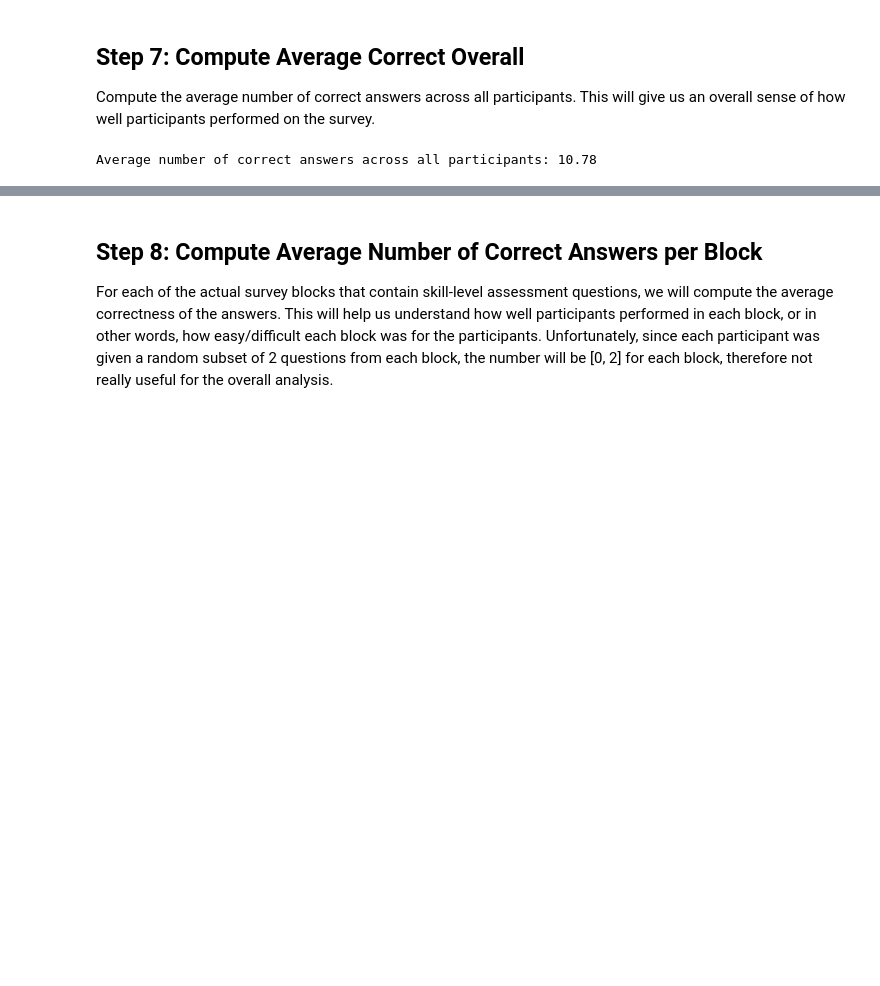
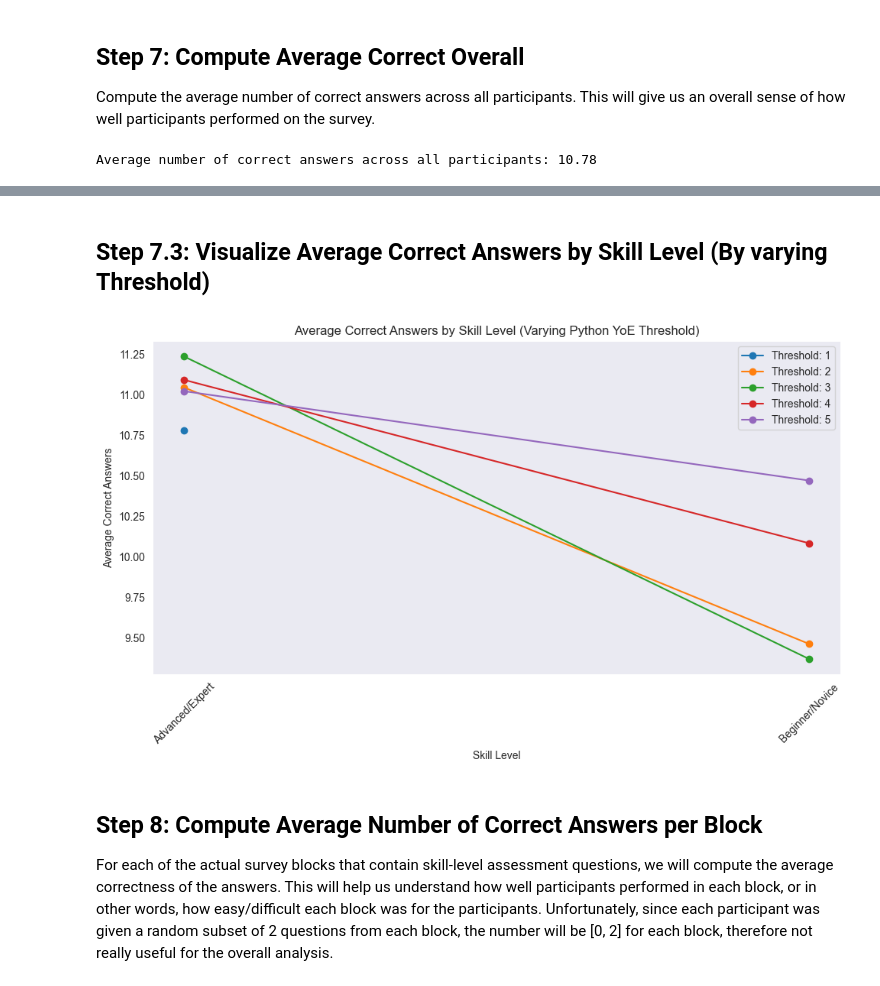
Before and after one commit to alemoraru/exceed-python-skill-assessment, a Jupyter notebook: notebooks/02_detailed_analysis.ipynb, the cells around one changed output, grey strips where cells are left out. Cells and saved outputs as stored; diff of their text form; code cells hidden in the pictures; blank space fills up the shorter version.

Commit message:
Compute average correct answers overall per skill level

```diff
--- a/notebooks/02_detailed_analysis.ipynb
+++ b/notebooks/02_detailed_analysis.ipynb
@@ -308,0 +341,13 @@ Average number of correct answers across all participants: 10.78
+# %%
+# Define different thresholds for Python YoE to experiment with
+thresholds = [1, 2, 3, 4, 5]
+
+# Collect average correct answers by skill level for different thresholds
+avg_correct_thresholds = {}
+
+# Display average correct answers by skill level for different thresholds
+for threshold in thresholds:
+    avg_correct = compute_avg_correct_by_skill_level(df_results, threshold)
+    avg_correct_thresholds[threshold] = avg_correct
+    display(HTML(f"<h4>Average Correct Answers by Skill Level (Python YoE Threshold: {threshold})</h4>"))
+    display(avg_correct.style.format({"total_correct": "{:.2f}"}))
@@ -309,3 +374,35 @@ Average number of correct answers across all participants: 10.78
+# %% [markdown]
+## Step 7.3: Visualize Average Correct Answers by Skill Level (By varying Threshold)
+# %%
+import matplotlib.pyplot as plt
+
+# Plot average correct answers by skill level for different thresholds
+def plot_avg_correct_by_skill_level(avg_correct_thresholds):
+    """
+    Plot average correct answers by skill level for different Python YoE thresholds.
+    Args:
+        avg_correct_thresholds: Dictionary containing average correct answers by skill level for different thresholds. The keys are the thresholds (i.e. Python YoE) and the values are DataFrames with columns ['skill_level', 'total_correct']. The skill levels are either 'Beginner/Novice' or 'Advanced/Expert'. The total_correct column contains the average number of correct answers for each skill level.
+    """
+
+    plt.figure(figsize=(10, 6))
+
+    for threshold, avg_correct in avg_correct_thresholds.items():
+        plt.plot(avg_correct["skill_level"], avg_correct["total_correct"], marker='o', label=f'Threshold: {threshold}')
+
+    plt.xlabel('Skill Level')
+    plt.ylabel('Average Correct Answers')
+    plt.title('Average Correct Answers by Skill Level (Varying Python YoE Threshold)')
+    plt.xticks(rotation=45)
+    plt.legend()
+    plt.grid()
+    plt.tight_layout()
+    plt.show()
+
+# Actually plot the average correct answers by skill level for different thresholds
+# Note: This does not really show us much, but hey...it's cool ;)
+plot_avg_correct_by_skill_level(avg_correct_thresholds)
+# %% [output]
+[figure, added]
 # %% [markdown]
 ## Step 8: Compute Average Number of Correct Answers per Block
 
```
Also changed, not shown: parts of 8 cells of this notebook.
